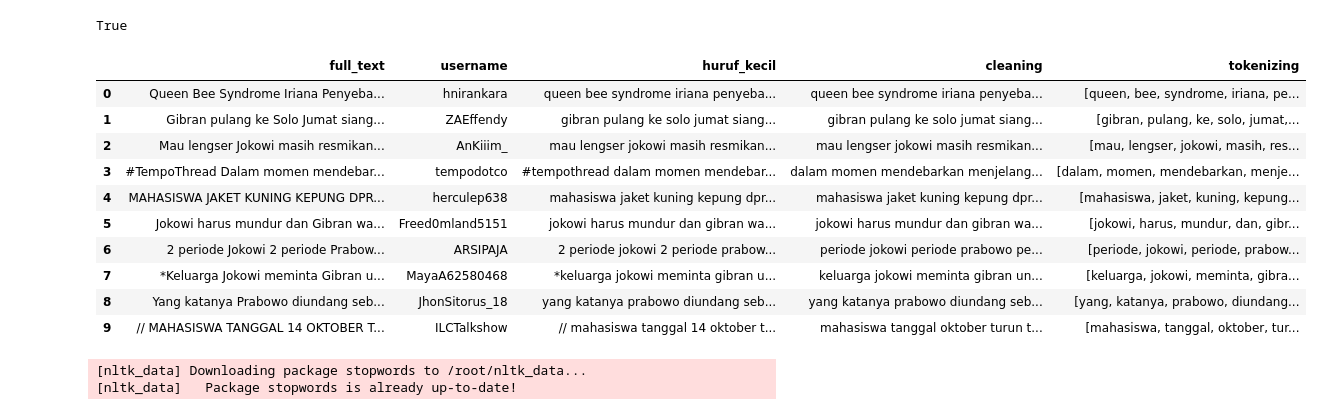
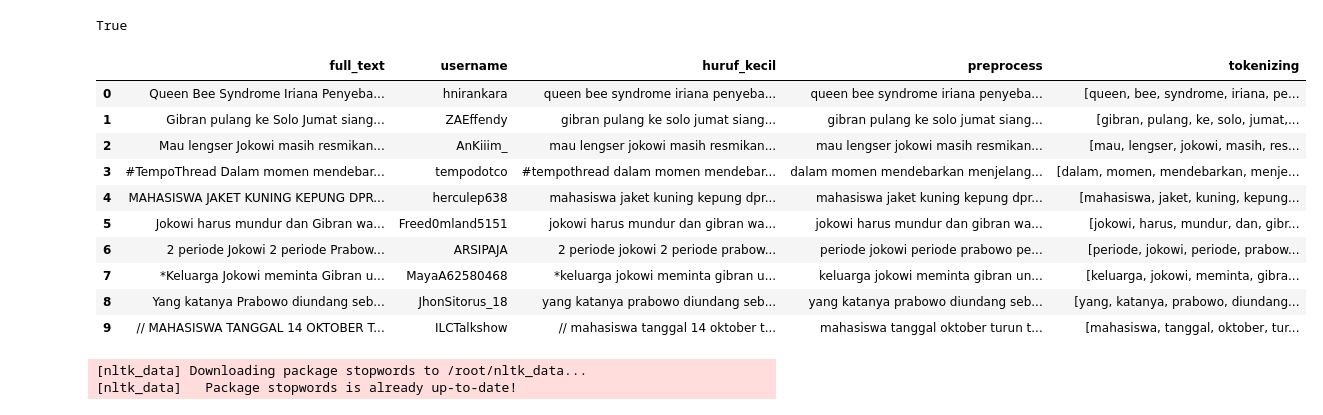
Before and after one commit to alinnar/nlp-dashboard, a Jupyter notebook: Crawling_Twit.ipynb, the cells around one changed output. Saved outputs shown, nothing was run; the diff lists cells and outputs as text; code cells hidden in the pictures.

```diff
--- a/Crawling_Twit.ipynb
+++ b/Crawling_Twit.ipynb
@@ -71,7 +55,7 @@ Note: This script only runs on your local device.
 import pandas as pd
 
 # Specify the path to your CSV file
-file_path = f"tweets-data/crawling_x.csv"
+file_path = f"crawling_x.csv"
 
 # Read the CSV file into a pandas DataFrame
 data = pd.read_csv(file_path)
@@ -132,9 +116,11 @@ import re
 import string
 
 def cleaningText(text):
+
   text = re.sub(r'@[A-Za-z0-9]+', ''  , text) #remove mention
   text = re.sub(r'#[A-Za-z0-9]+', ''  , text) #remove hashtag
   text = re.sub(r'RT[\s]+', ''  , text) #remove RT
+  text = re.sub(r'http\S+|www\S+|https\S+|[^a-zA-Z\s]', '', text)
   text = re.sub(r'https?:\/\/\S+', ''  , text) #remove link
   text = re.sub(r'[0-9]+', ''  , text) #remove angka
   text = re.sub(r'[^A-Za-z ]+', ''  , text) #remove semua karakter yang bukan alfabet
@@ -144,6 +130,6 @@ def cleaningText(text):
   text = text.strip(' ') # hapus spasi karakter dari teks kiri dan kanan
   return text
 
-data['cleaning'] = data['huruf_kecil'].apply(cleaningText)
+data['preprocess'] = data['huruf_kecil'].apply(cleaningText)
 data.head(10)
 # %% [output]
@@ -168,15 +154,15 @@ True
 # %%
 #Tokenisasi
 from nltk.tokenize import word_tokenize
 
 def tokenizingText(text): # tokenisasi atau pemisahan string, teks menjadi daftar token
     text = word_tokenize(text)
     return text
 
-data['tokenizing'] = data['cleaning'].apply(tokenizingText)
+data['tokenizing'] = data['preprocess'].apply(tokenizingText)
 data.head(10)
 # %% [output]
-|  | full_text | username | huruf_kecil | cleaning | tokenizing |
+|  | full_text | username | huruf_kecil | preprocess | tokenizing |
 | 0 | Queen Bee Syndrome Iriana Penyeba... | hnirankara | queen bee syndrome iriana penyeba... | queen bee syndrome iriana penyeba... | [queen, bee, syndrome, iriana, pe... |
 | 1 | Gibran pulang ke Solo Jumat siang... | ZAEffendy | gibran pulang ke solo jumat siang... | gibran pulang ke solo jumat siang... | [gibran, pulang, ke, solo, jumat,... |
 | 2 | Mau lengser Jokowi masih resmikan... | AnKiiim_ | mau lengser jokowi masih resmikan... | mau lengser jokowi masih resmikan... | [mau, lengser, jokowi, masih, res... |
```
Also changed, not shown: parts of 13 cells of this notebook, 15 other files.
